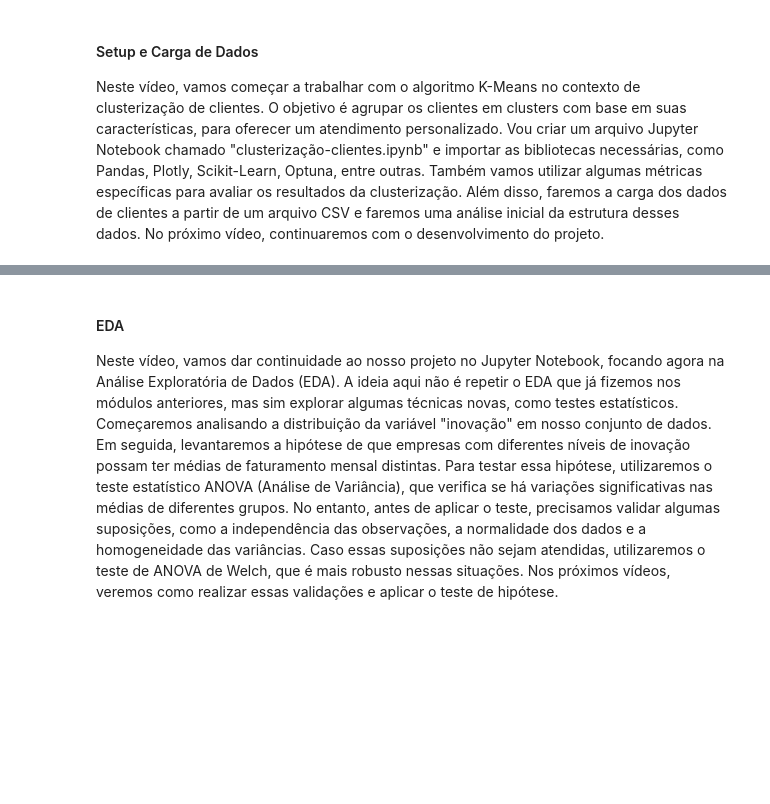
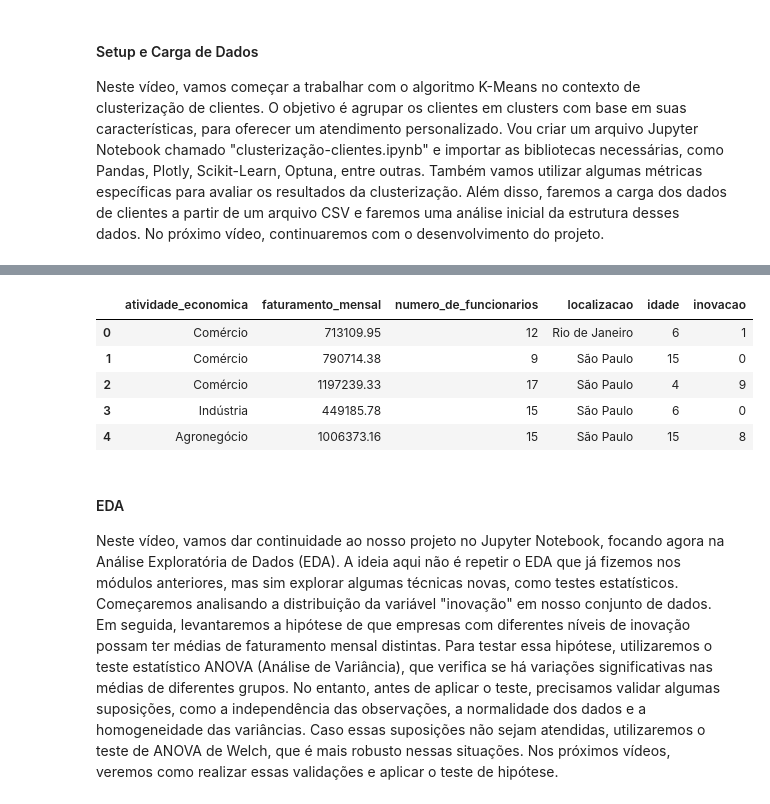
Before and after one commit to mgckaled/rs_devia_unsupervised-algorithms, a Jupyter notebook: notebooks/crustering_clients.ipynb, the cells around one changed output, grey strips where cells are left out. Saved outputs shown, nothing was run; the diff lists cells and outputs as text; code cells hidden in the pictures; blank space fills up the shorter version.

```diff
--- a/notebooks/crustering_clients.ipynb
+++ b/notebooks/crustering_clients.ipynb
@@ -9,3 +53,12 @@ Neste vídeo, vamos começar a trabalhar com o algoritmo K-Means no contexto de
+# %%
+df_clients.head()
+# %% [output]
+|  | atividade_economica | faturamento_mensal | numero_de_funcionarios | localizacao | idade | inovacao |
+| 0 | Comércio | 713109.95 | 12 | Rio de Janeiro | 6 | 1 |
+| 1 | Comércio | 790714.38 | 9 | São Paulo | 15 | 0 |
+| 2 | Comércio | 1197239.33 | 17 | São Paulo | 4 | 9 |
+| 3 | Indústria | 449185.78 | 15 | São Paulo | 6 | 0 |
+| 4 | Agronegócio | 1006373.16 | 15 | São Paulo | 15 | 8 |
 # %% [markdown]
 #### EDA
 
```
Also changed, not shown: parts of 19 cells of this notebook, 3 other files.
